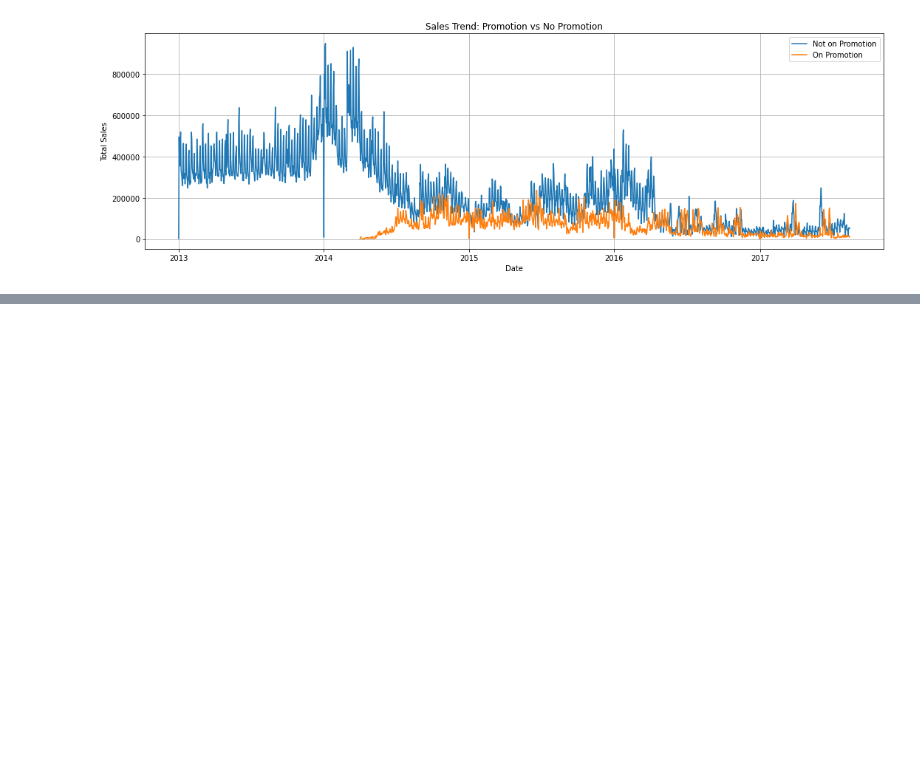
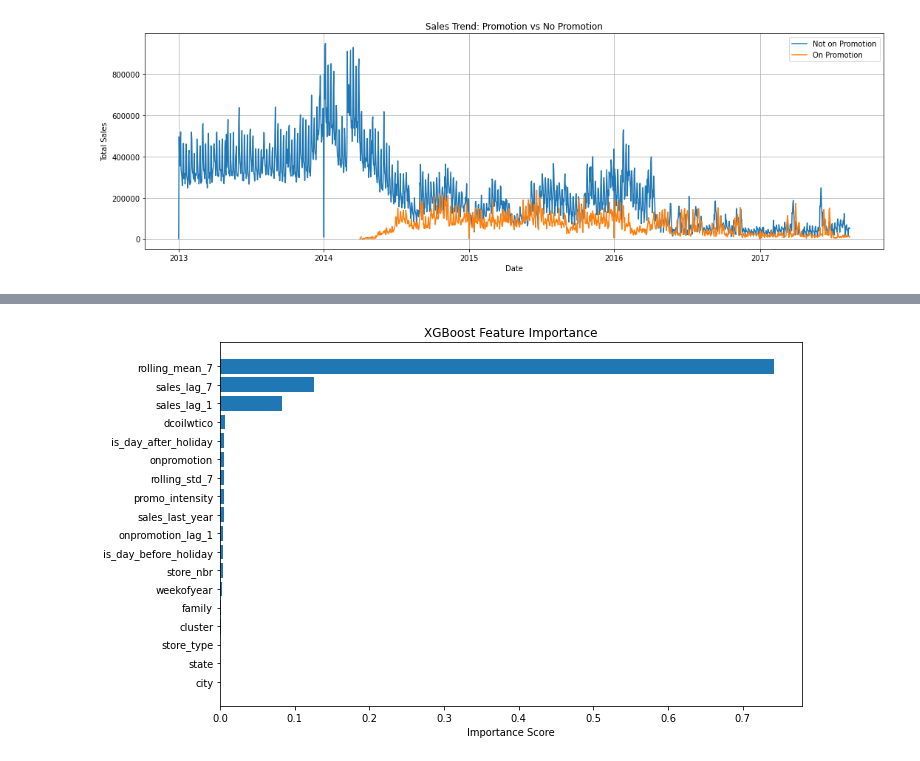
Before and after one commit to montecarlo518/Store-Sales, a Jupyter notebook: store-sales.ipynb, the cells around one changed output, grey strips where cells are left out. Drawn from its saved outputs; the diff is of its cells as text; code cells hidden in the pictures; blank space fills up the shorter version.

Commit message:
XGBoost added

```diff
--- a/store-sales.ipynb
+++ b/store-sales.ipynb
@@ -489,0 +533,10 @@ plt.show()
+# %%
+# Train-Test Split
+# Split the data into training and test sets
+target = df.loc[:,'sales']
+features = df.drop(['sales'], axis=1)
+
+features_train, features_test, target_train, target_test = train_test_split(features, target, test_size=0.2, random_state=42)
+# %%
+features_train.sort_values(by=['date'], inplace=True)
+features_train.head()
@@ -489,0 +593,11 @@ plt.show()
+# %%
+# Define categorical and numerical features
+categorical_features = ['store_nbr', 'family', 'city', 'state', 'store_type']
+
+numerical_features = [
+    'onpromotion', 'cluster', 'dcoilwtico', 'weekofyear',
+    'sales_lag_1', 'sales_lag_7', 'onpromotion_lag_1',
+    'rolling_mean_7', 'rolling_std_7',
+    'promo_intensity', 'is_day_before_holiday', 'is_day_after_holiday',
+    'sales_last_year'
+]
@@ -489,0 +658,19 @@ plt.show()
+# %%
+# Get feature importances
+importance = xgb.feature_importances_
+features = X_train_xgb.columns
+
+# Build a DataFrame for plotting
+fi_df = pd.DataFrame({'Feature': features, 'Importance': importance})
+fi_df = fi_df.sort_values(by='Importance', ascending=False)
+
+# Plot
+plt.figure(figsize=(10, 6))
+plt.barh(fi_df['Feature'], fi_df['Importance'])
+plt.gca().invert_yaxis()  # highest at top
+plt.title('XGBoost Feature Importance')
+plt.xlabel('Importance Score')
+plt.tight_layout()
+plt.show()
+# %% [output]
+[figure, added]
```
Also changed, not shown: parts of 41 cells of this notebook.
